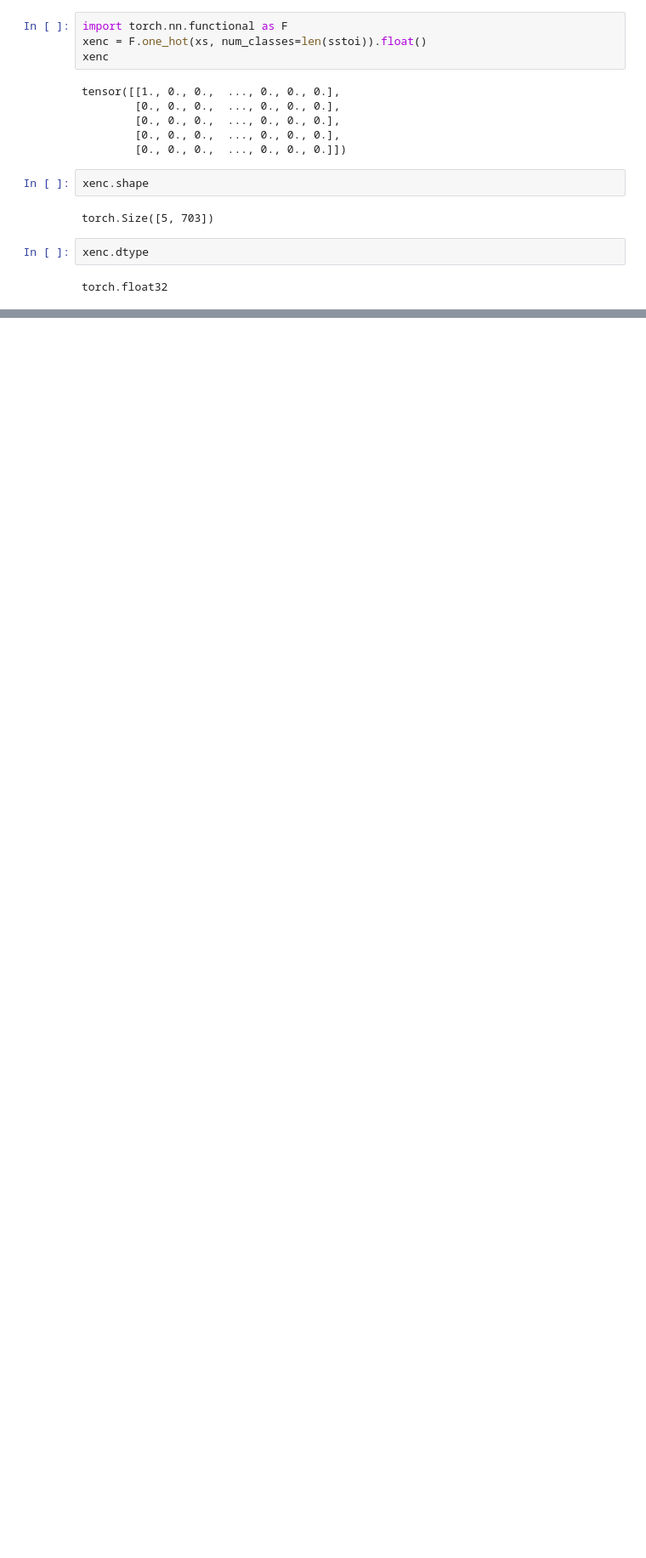
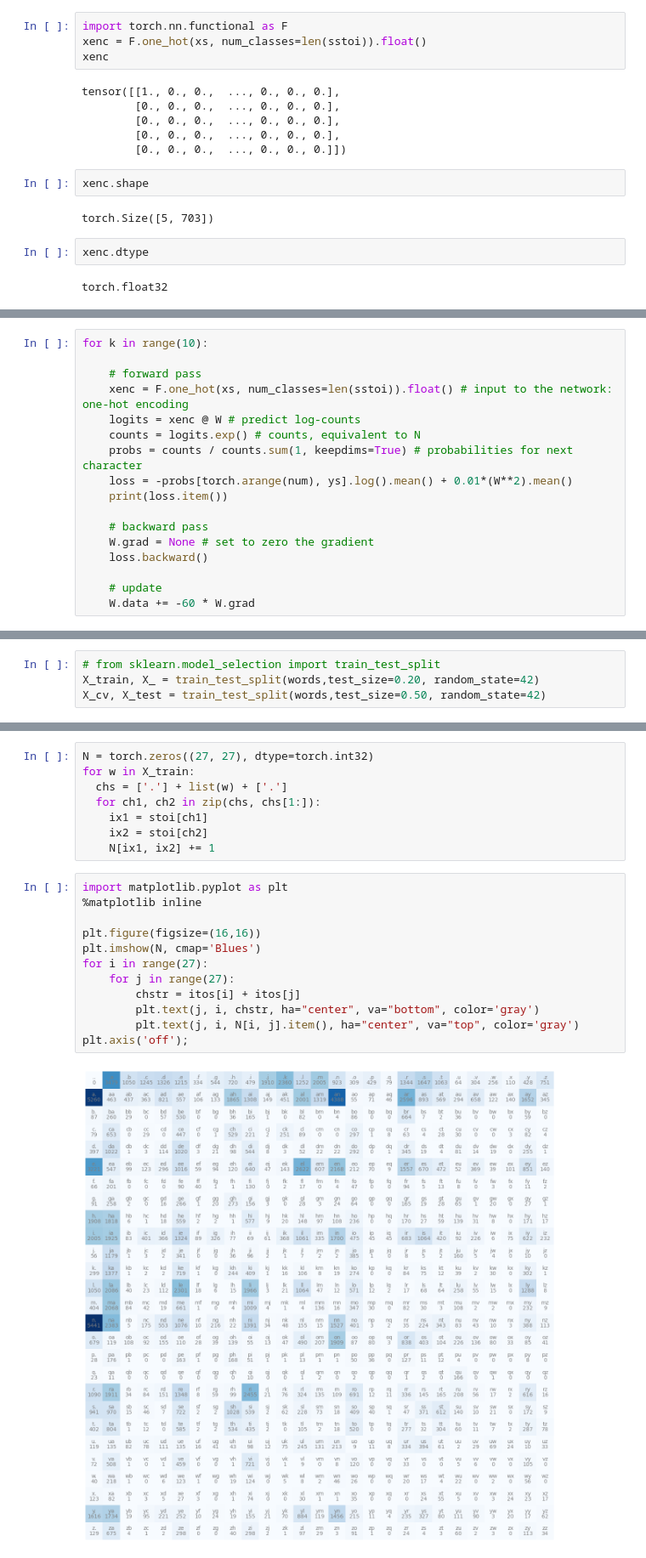
Before and after one commit to Andres-Salamanca/TrigramModel, a Jupyter notebook: Trigram languague model.ipynb, the cells around one changed output, grey strips where cells are left out. Shown at 85% size. Drawn from its saved outputs; the diff is of its cells as text; blank space fills up the shorter version.

```diff
--- a/Trigram languague model.ipynb
+++ b/Trigram languague model.ipynb
@@ -533,0 +447,17 @@ for i in range(20):
+# %%
+for k in range(10):
+
+    # forward pass
+    xenc = F.one_hot(xs, num_classes=len(sstoi)).float() # input to the network: one-hot encoding
+    logits = xenc @ W # predict log-counts
+    counts = logits.exp() # counts, equivalent to N
+    probs = counts / counts.sum(1, keepdims=True) # probabilities for next character
+    loss = -probs[torch.arange(num), ys].log().mean() + 0.01*(W**2).mean()
+    print(loss.item())
+
+    # backward pass
+    W.grad = None # set to zero the gradient
+    loss.backward()
+
+    # update
+    W.data += -60 * W.grad
@@ -533,0 +595,4 @@ for i in range(20):
+# %%
+# from sklearn.model_selection import train_test_split
+X_train, X_ = train_test_split(words,test_size=0.20, random_state=42)
+X_cv, X_test = train_test_split(words,test_size=0.50, random_state=42)
@@ -533,0 +607,22 @@ for i in range(20):
+# %%
+N = torch.zeros((27, 27), dtype=torch.int32)
+for w in X_train:
+  chs = ['.'] + list(w) + ['.']
+  for ch1, ch2 in zip(chs, chs[1:]):
+    ix1 = stoi[ch1]
+    ix2 = stoi[ch2]
+    N[ix1, ix2] += 1
+# %%
+import matplotlib.pyplot as plt
+%matplotlib inline
+
+plt.figure(figsize=(16,16))
+plt.imshow(N, cmap='Blues')
+for i in range(27):
+    for j in range(27):
+        chstr = itos[i] + itos[j]
+        plt.text(j, i, chstr, ha="center", va="bottom", color='gray')
+        plt.text(j, i, N[i, j].item(), ha="center", va="top", color='gray')
+plt.axis('off');
+# %% [output]
+[figure, added]
```
Also changed, not shown: parts of 40 cells of this notebook.
